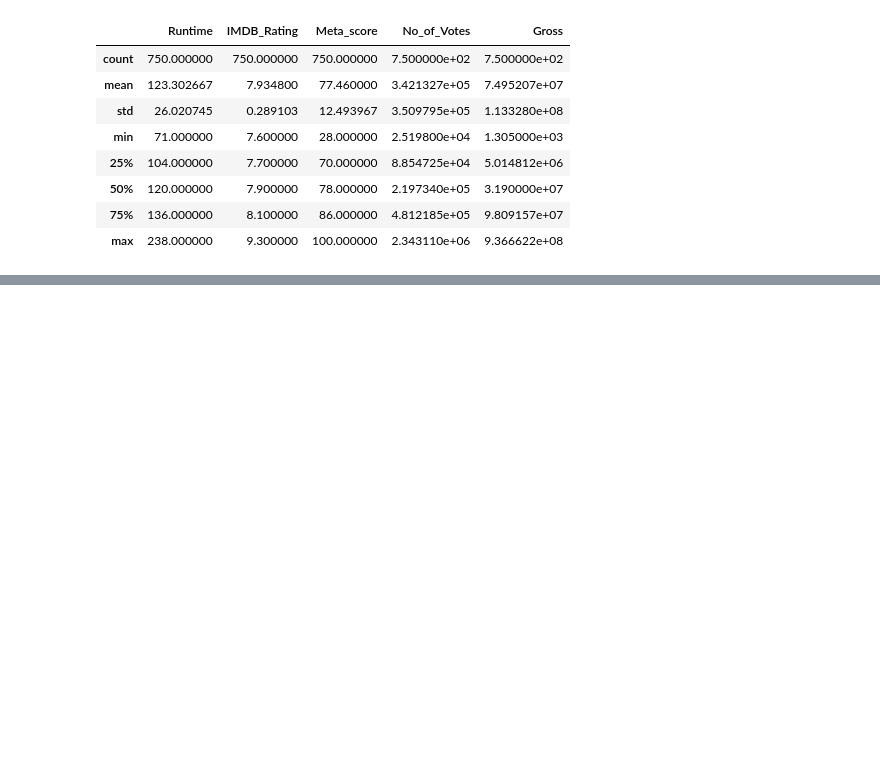
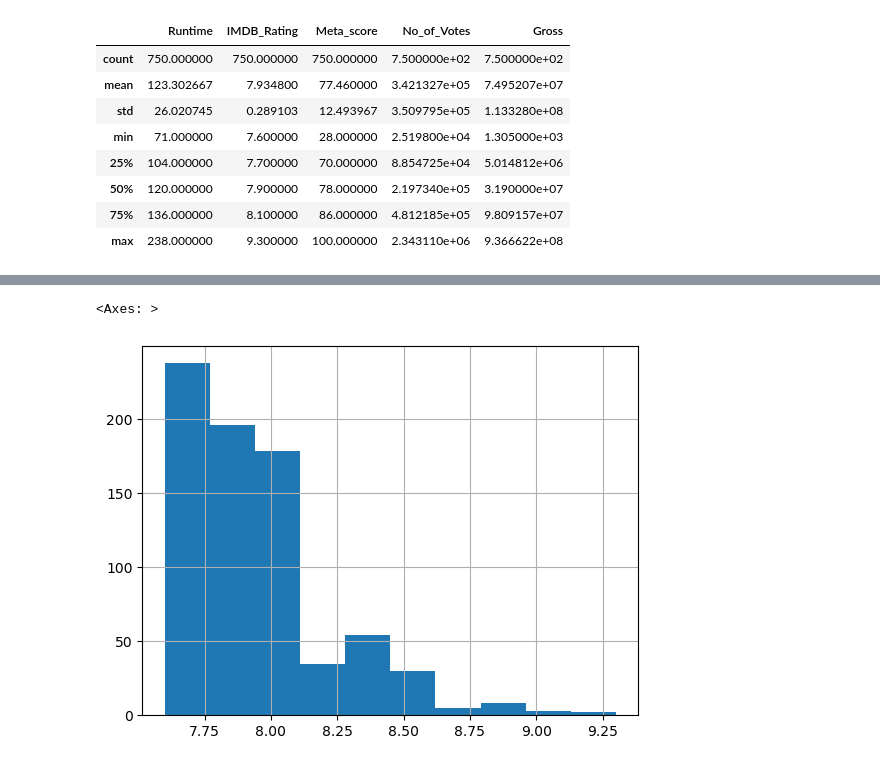
Before and after one commit to xianacarrera/python_course_2025, a Jupyter notebook: notebooks/imdb_analysis.ipynb, the cells around one changed output, grey strips where cells are left out. Cells and saved outputs as stored; diff of their text form; code cells hidden in the pictures; blank space fills up the shorter version.

```diff
--- a/notebooks/imdb_analysis.ipynb
+++ b/notebooks/imdb_analysis.ipynb
@@ -368,0 +396,5 @@ df.describe()
+# %%
+df["IMDB_Rating"].hist()
+# %% [output]
+<Axes: >
+[figure, added]
```
Also changed, not shown: parts of 16 cells of this notebook, 1 other file.
